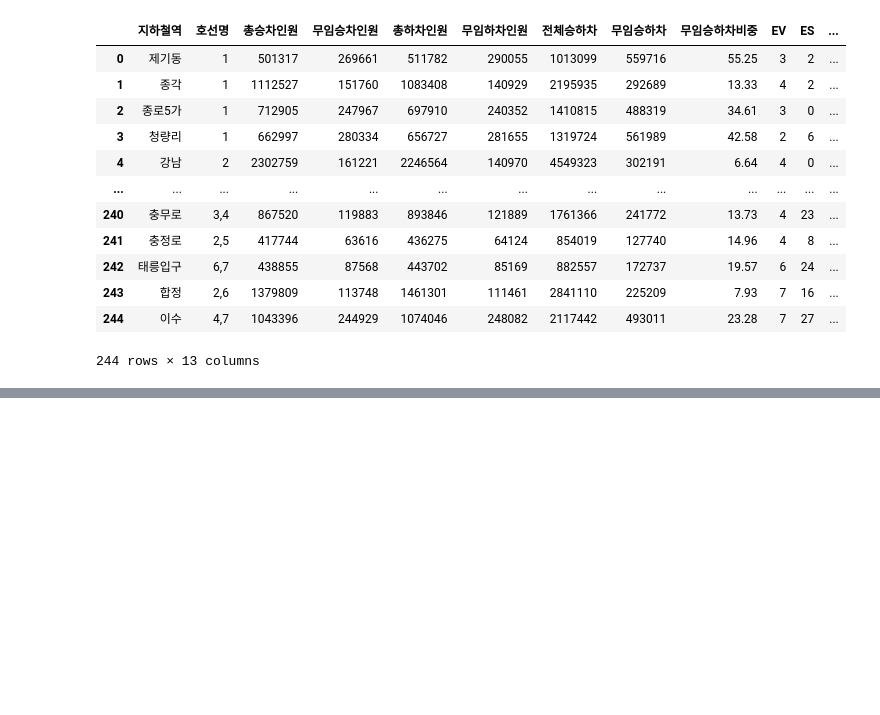
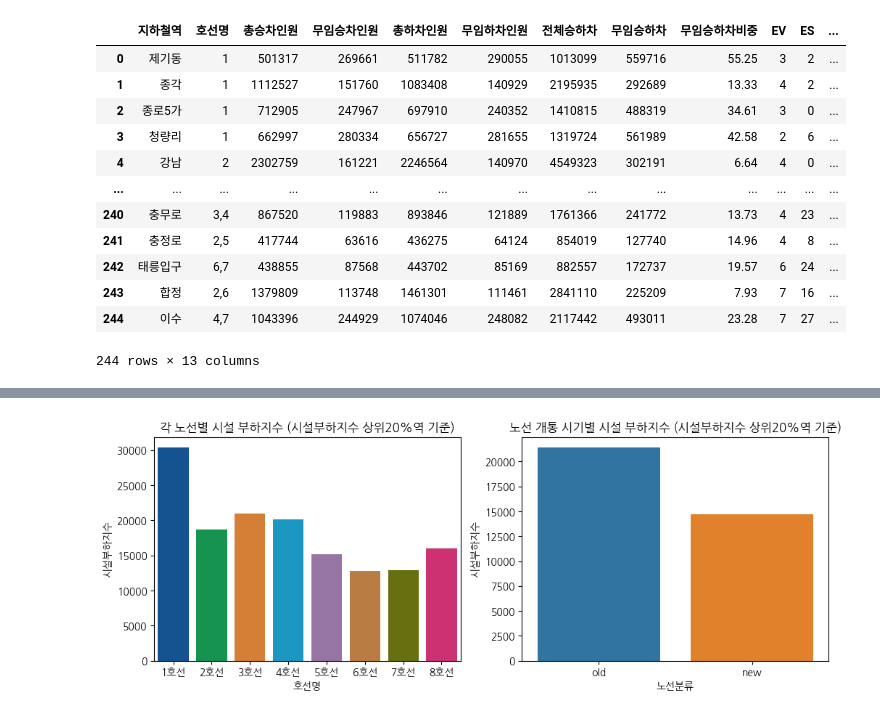
Before and after one commit to JsunXCIX/sprint-p1-basic, a Jupyter notebook: notebooks/team/team7_total_code.ipynb, the cells around one changed output, grey strips where cells are left out. Saved outputs shown, nothing was run; the diff lists cells and outputs as text; code cells hidden in the pictures; blank space fills up the shorter version.

```diff
--- a/notebooks/team/team7_total_code.ipynb
+++ b/notebooks/team/team7_total_code.ipynb
@@ -930,0 +1055,13 @@ merged
+# %%
+lines_sep_merged[['ES', 'EV', 'TOTAL_W']] = lines_sep_merged[['ES', 'EV', 'TOTAL_W']].astype('Int64')
+lines_sep_merged['시설부하지수'] = (lines_sep_merged['무임승하차'] / lines_sep_merged['TOTAL_W']).round(2)
+# %%
+drop_station = ['뚝섬유원지', '당고개', '신내']
+lines_sep_merged = lines_sep_merged[~lines_sep_merged['지하철역'].isin(drop_station)]
+lines_sep_merged.loc[lines_sep_merged['지하철역']=='서울역', '지하철역'] = '서울'
+# 1. 호선명이 '서울'로 잘못 들어간 곳을 다시 '1호선'으로 수정
+lines_sep_merged.loc[lines_sep_merged['호선명'] == '서울', '호선명'] = '1호선'
+# %%
+lines_sep_merged_core=lines_sep_merged[lines_sep_merged['지하철역'].isin(priorities['지하철역'])]
+lines_sep_merged_core['지하철역'].unique()
+lines_sep_merged_core
@@ -930,0 +1086,37 @@ merged
+# %%
+# 호선명을 문자열로 통일 (int 타입이어도 매핑이 동작하도록)
+LINE_COLOR_MAP = {
+    '1': '#0052A4', '2': '#00A84D', '3': '#EF7C1C', '4': '#00A5DE',
+    '5': '#996CAC', '6': '#CD7C2F', '7': '#747F00', '8': '#E6186C', '9': '#BDB092',
+}
+# %%
+palette_map = {f"{k}호선": v for k, v in LINE_COLOR_MAP.items()}
+
+fig, axes = plt.subplots(1, 2, figsize= (12, 4))
+
+sns.barplot(
+    data=lines_sep_merged_core,
+    x='호선명',
+    y='시설부하지수',
+    errorbar=None,
+    ax=axes[0],
+    palette=palette_map,
+    hue='호선명',
+    legend=False
+)
+
+sns.barplot(
+    data=lines_sep_merged_core,
+    x='노선분류',
+    y='시설부하지수',
+    hue='노선분류',
+    errorbar=None,
+    ax=axes[1]
+)
+
+axes[0].set_title("각 노선별 시설 부하지수 (시설부하지수 상위20%역 기준)")
+axes[1].set_title("노선 개통 시기별 시설 부하지수 (시설부하지수 상위20%역 기준)")
+
+plt.show()
+# %% [output]
+[figure, added]
```
Also changed, not shown: parts of 55 cells of this notebook.
